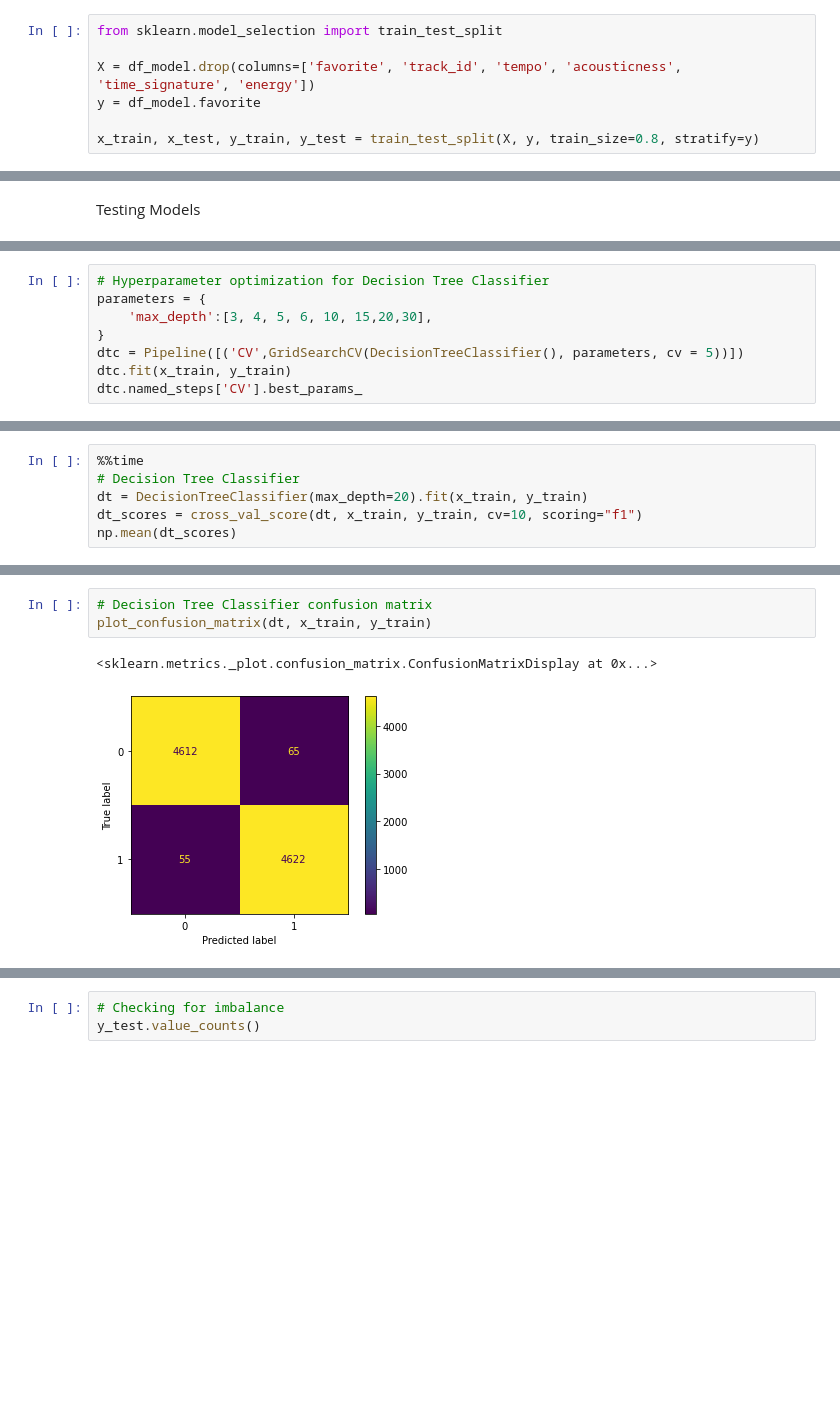
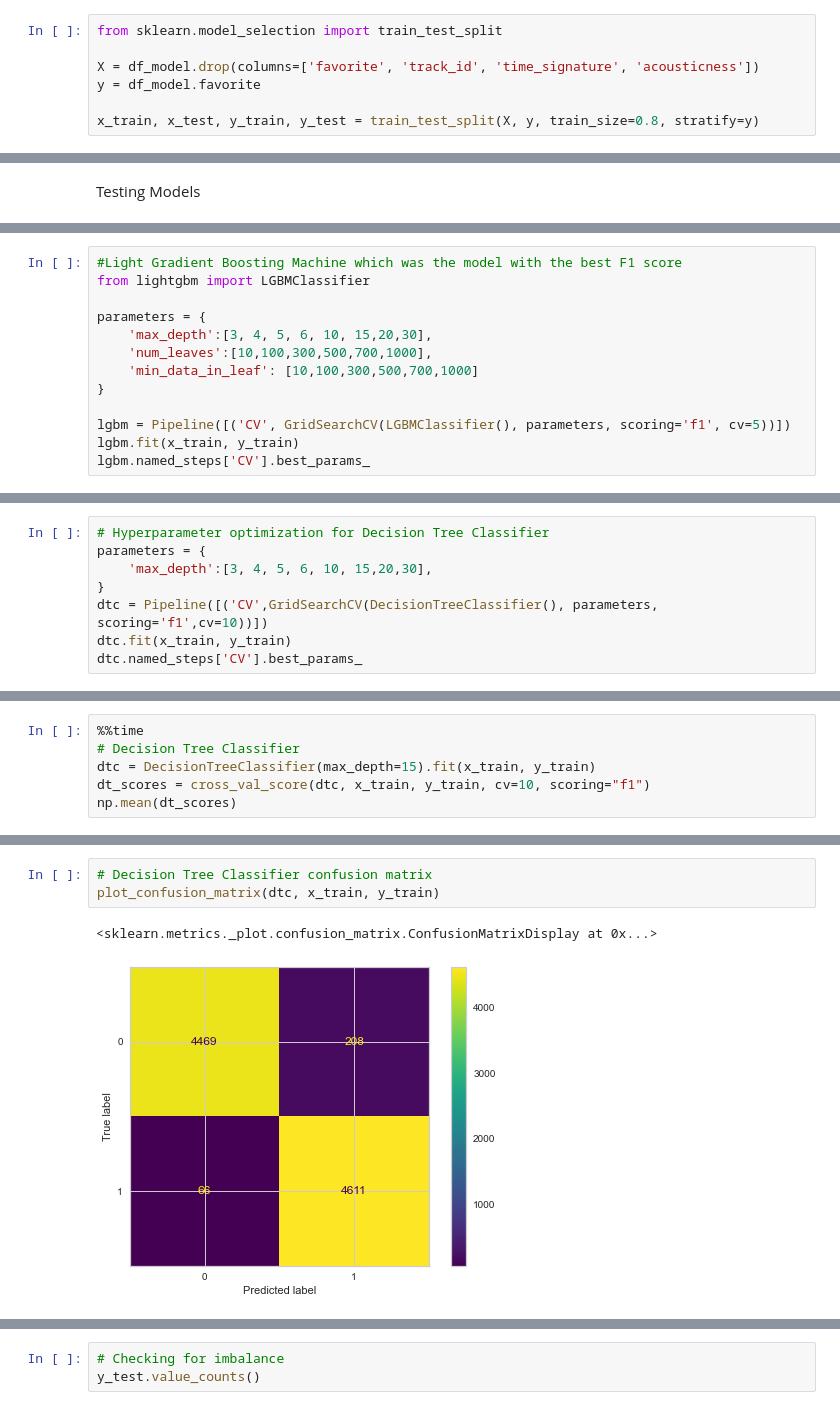
Before and after one commit to donaldhuynh6568/SpotifyTracksRecommendation, a Jupyter notebook: ML_Model_March_22.ipynb, the cells around one changed output, grey strips where cells are left out. Saved outputs shown, nothing was run; the diff lists cells and outputs as text; blank space fills up the shorter version.

```diff
--- a/ML_Model_March_22.ipynb
+++ b/ML_Model_March_22.ipynb
@@ -100,7 +139,7 @@ from sklearn.tree import DecisionTreeClassifier
 # %%
 from sklearn.model_selection import train_test_split
 
-X = df_model.drop(columns=['favorite', 'track_id', 'tempo', 'acousticness', 'time_signature', 'energy'])
+X = df_model.drop(columns=['favorite', 'track_id', 'time_signature', 'acousticness'])
 y = df_model.favorite
 
 x_train, x_test, y_train, y_test = train_test_split(X, y, train_size=0.8, stratify=y)
@@ -181,0 +247,13 @@ plot_confusion_matrix(lr, x_train, y_train)
+# %%
+#Light Gradient Boosting Machine which was the model with the best F1 score
+from lightgbm import LGBMClassifier
+
+parameters = {
+    'max_depth':[3, 4, 5, 6, 10, 15,20,30],
+    'num_leaves':[10,100,300,500,700,1000],
+    'min_data_in_leaf': [10,100,300,500,700,1000]
+}
+
+lgbm = Pipeline([('CV', GridSearchCV(LGBMClassifier(), parameters, scoring='f1', cv=5))])
+lgbm.fit(x_train, y_train)
+lgbm.named_steps['CV'].best_params_
@@ -184,7 +307,7 @@ plot_confusion_matrix(lr, x_train, y_train)
 parameters = {
     'max_depth':[3, 4, 5, 6, 10, 15,20,30],
 }
-dtc = Pipeline([('CV',GridSearchCV(DecisionTreeClassifier(), parameters, cv = 5))])
+dtc = Pipeline([('CV',GridSearchCV(DecisionTreeClassifier(), parameters, scoring='f1',cv=10))])
 dtc.fit(x_train, y_train)
 dtc.named_steps['CV'].best_params_
 # %% [output]
@@ -192,7 +315,7 @@ dtc.named_steps['CV'].best_params_
 # %%
 %%time
 # Decision Tree Classifier
-dt = DecisionTreeClassifier(max_depth=20).fit(x_train, y_train)
-dt_scores = cross_val_score(dt, x_train, y_train, cv=10, scoring="f1")
+dtc = DecisionTreeClassifier(max_depth=15).fit(x_train, y_train)
+dt_scores = cross_val_score(dtc, x_train, y_train, cv=10, scoring="f1")
 np.mean(dt_scores)
 # %% [output]
@@ -201,9 +324,9 @@ Wall time: 789 ms
 # %%
 # Decision Tree Classifier confusion matrix
-plot_confusion_matrix(dt, x_train, y_train)
+plot_confusion_matrix(dtc, x_train, y_train)
 # %% [output]
 <sklearn.metrics._plot.confusion_matrix.ConfusionMatrixDisplay at 0x...>
-[figure, old version]
+[figure, new version]
 # %%
 %%time
 # Hyperparameter optimization of RandomForestClassifier
```
Also changed, not shown: parts of 31 cells of this notebook.
